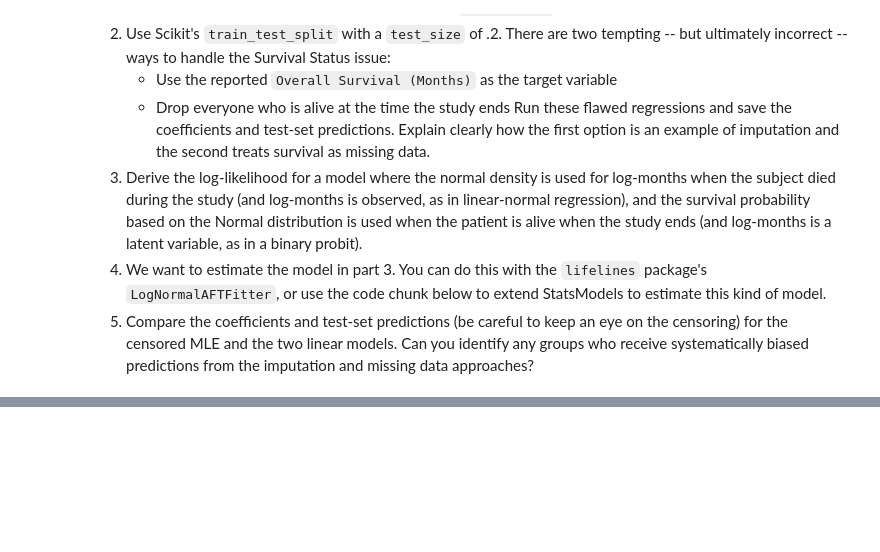
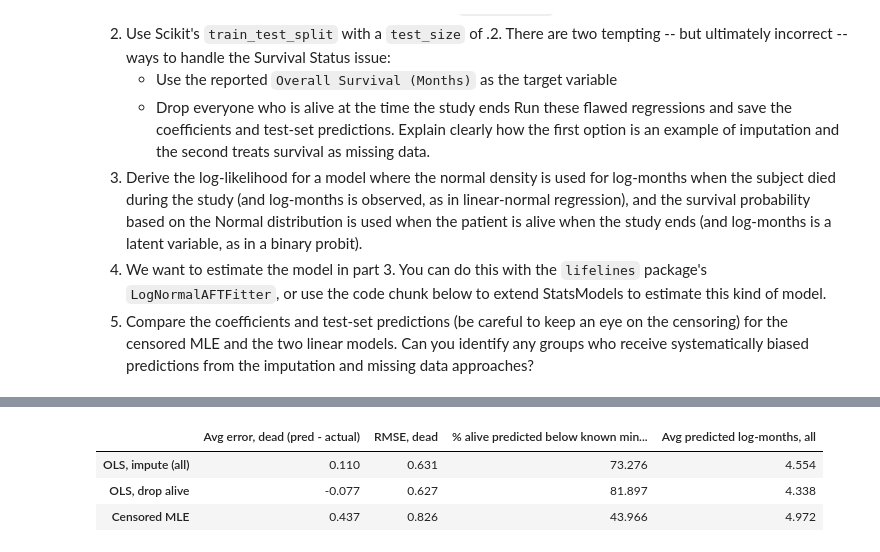
Before and after one commit to rayyan-siddiqui14/UU_F26_templates, a Jupyter notebook: Week12/Lab10_survival_lab.ipynb, the cells around one changed output, grey strips where cells are left out. Drawn from its saved outputs; the diff is of its cells as text; code cells hidden in the pictures; blank space fills up the shorter version.

```diff
--- a/Week12/Lab10_survival_lab.ipynb
+++ b/Week12/Lab10_survival_lab.ipynb
@@ -60,0 +240,22 @@ NameError: name 'GenericLikelihoodModel' is not defined
+# %%
+preds = pd.DataFrame({
+    "OLS, impute (all)": pred_all,
+    "OLS, drop alive": pred_dead,
+    "Censored MLE": pred_mle,
+}, index=test.index)
+
+dead_test = test["event"] == 1
+alive_test = ~dead_test
+
+summary = pd.DataFrame({
+    "Avg error, dead (pred - actual)": preds[dead_test].sub(y_test[dead_test], axis=0).mean(),
+    "RMSE, dead": np.sqrt(preds[dead_test].sub(y_test[dead_test], axis=0).pow(2).mean()),
+    "% alive predicted below known minimum": (preds[alive_test].lt(y_test[alive_test], axis=0)).mean() * 100,
+    "Avg predicted log-months, all": preds.mean(),
+}).round(3)
+summary
+# %% [output]
+|  | Avg error, dead (pred - actual) | RMSE, dead | % alive predicted below known min... | Avg predicted log-months, all |
+| OLS, impute (all) | 0.110 | 0.631 | 73.276 | 4.554 |
+| OLS, drop alive | -0.077 | 0.627 | 81.897 | 4.338 |
+| Censored MLE | 0.437 | 0.826 | 43.966 | 4.972 |
```
Also changed, not shown: parts of 22 cells of this notebook.
